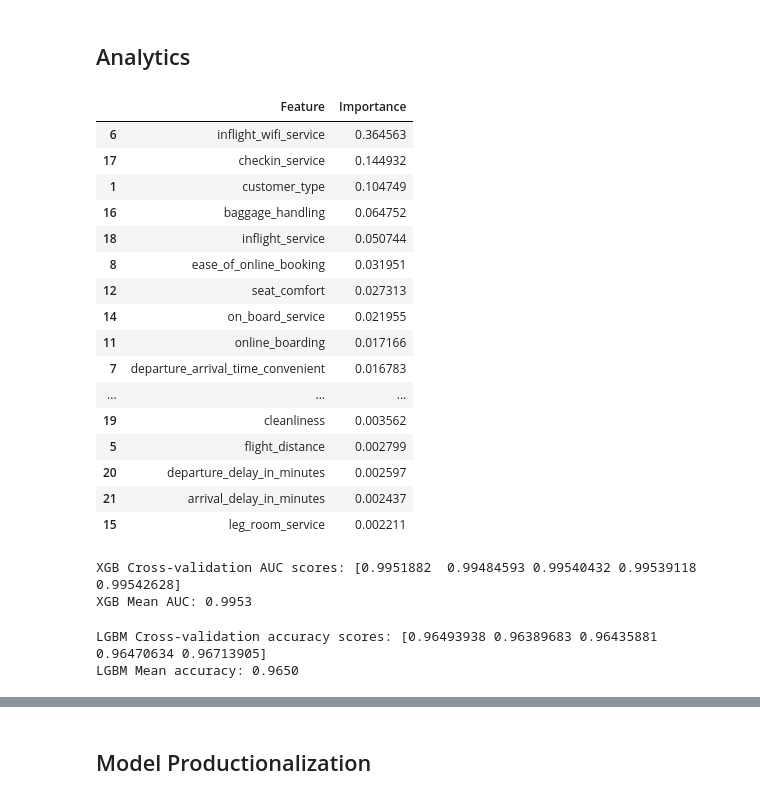
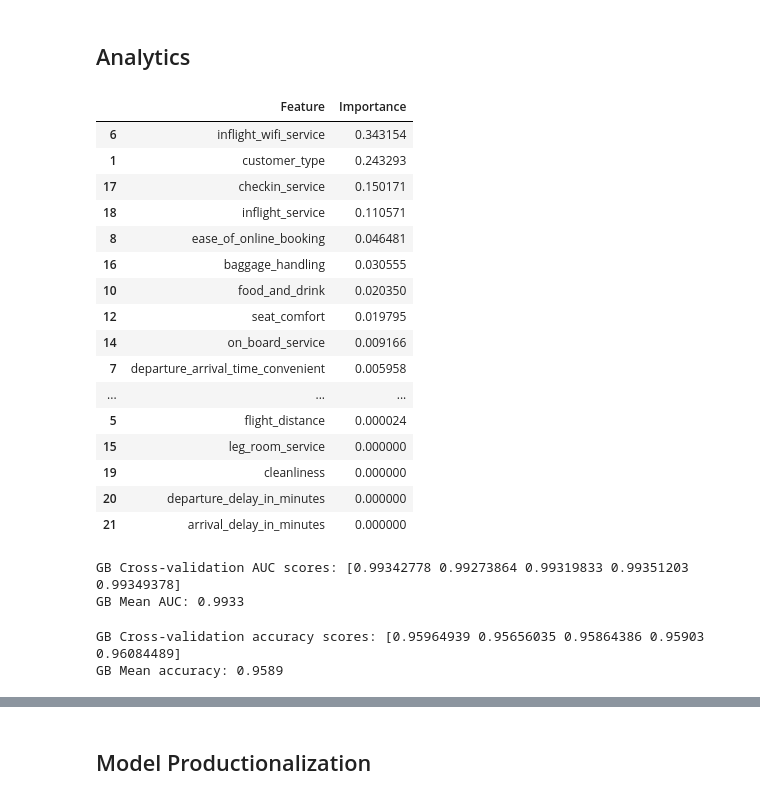
Before and after one commit to martabaker/ds_project_4, a Jupyter notebook: Notebooks/Models_final_condensed.ipynb, the cells around one changed output, grey strips where cells are left out. Saved outputs shown, nothing was run; the diff lists cells and outputs as text; code cells hidden in the pictures.

```diff
--- a/Notebooks/Models_final_condensed.ipynb
+++ b/Notebooks/Models_final_condensed.ipynb
@@ -471,12 +471,12 @@ def classificationModeling(model, X_train, X_test, y_train, y_test):
 # %%
 # Initiate the model
-xgb = Pipeline([
+gb = Pipeline([
     ('preprocessor', preprocessor),
-    ('model', XGBClassifier(random_state = 42, learning_rate = 0.1, n_estimators = 350, verbose=-1))
+    ('model', GradientBoostingClassifier(random_state = 42))
 ])
 
 # Machine Learning
-classificationModeling(xgb, X_train, X_test, y_train, y_test)
+classificationModeling(gb, X_train, X_test, y_train, y_test)
 # %% [output]
 TRAIN METRICS
     Train Confusion Matrix:
@@ -500,62 +587,62 @@ weighted avg       0.96      0.96      0.96     32372
 # %% [markdown]
 ## Analytics
 # %%
-# XGB Feature Importances
-fi_xgb = pd.DataFrame(list(zip(X.columns, xgb.named_steps['model'].feature_importances_)), columns=["Feature", "Importance"])
-fi_xgb.sort_values(by="Importance", ascending=False)
+# GB Feature Importances
+fi_gb = pd.DataFrame(list(zip(X.columns, gb.named_steps['model'].feature_importances_)), columns=["Feature", "Importance"])
+fi_gb.sort_values(by="Importance", ascending=False)
 # %% [output]
 |  | Feature | Importance |
-| 6 | inflight_wifi_service | 0.364563 |
-| 17 | checkin_service | 0.144932 |
-| 1 | customer_type | 0.104749 |
-| 16 | baggage_handling | 0.064752 |
-| 18 | inflight_service | 0.050744 |
-| 8 | ease_of_online_booking | 0.031951 |
-| 12 | seat_comfort | 0.027313 |
-| 14 | on_board_service | 0.021955 |
-| 11 | online_boarding | 0.017166 |
-| 7 | departure_arrival_time_convenient | 0.016783 |
+| 6 | inflight_wifi_service | 0.343154 |
+| 1 | customer_type | 0.243293 |
+| 17 | checkin_service | 0.150171 |
+| 18 | inflight_service | 0.110571 |
+| 8 | ease_of_online_booking | 0.046481 |
+| 16 | baggage_handling | 0.030555 |
+| 10 | food_and_drink | 0.020350 |
+| 12 | seat_comfort | 0.019795 |
+| 14 | on_board_service | 0.009166 |
+| 7 | departure_arrival_time_convenient | 0.005958 |
 | ... | ... | ... |
-| 19 | cleanliness | 0.003562 |
-| 5 | flight_distance | 0.002799 |
-| 20 | departure_delay_in_minutes | 0.002597 |
-| 21 | arrival_delay_in_minutes | 0.002437 |
-| 15 | leg_room_service | 0.002211 |
+| 5 | flight_distance | 0.000024 |
+| 15 | leg_room_service | 0.000000 |
+| 19 | cleanliness | 0.000000 |
+| 20 | departure_delay_in_minutes | 0.000000 |
+| 21 | arrival_delay_in_minutes | 0.000000 |
 # %%
 # Cross Validation to evaluate the model on the ENTIRE dataset
 # Is there bias in our train_test_split?
 # %%
-# Cross Validation on LGBM model: AUC
-xgb = Pipeline([
+# Cross Validation on GB model: AUC
+gb = Pipeline([
     ('preprocessor', preprocessor),
-    ('model', XGBClassifier(random_state=42, learning_rate = 0.1, n_estimators = 350, verbose=-1))
+    ('model', GradientBoostingClassifier(random_state=42, learning_rate = 0.1, n_estimators = 500))
 ])
 
 # Perform 5-fold cross-validation with roc_auc scoring
 cv = StratifiedKFold(n_splits=5)
-cv_scores = cross_val_score(xgb, X, y, cv=cv, scoring='roc_auc')
+cv_scores = cross_val_score(gb, X, y, cv=cv, scoring='roc_auc')
 
 # Output the results
-print(f"XGB Cross-validation AUC scores: {cv_scores}")
-print(f"XGB Mean AUC: {np.mean(cv_scores):.4f}")
+print(f"GB Cross-validation AUC scores: {cv_scores}")
+print(f"GB Mean AUC: {np.mean(cv_scores):.4f}")
 # %% [output]
-XGB Cross-validation AUC scores: [0.9951882  0.99484593 0.99540432 0.99539118 0.99542628]
-XGB Mean AUC: 0.9953
+GB Cross-validation AUC scores: [0.99342778 0.99273864 0.99319833 0.99351203 0.99349378]
+GB Mean AUC: 0.9933
 # %%
-# Cross Validation on LGBM model: accuracy
-xgb = Pipeline([
+# Cross Validation on GB model: accuracy
+gb = Pipeline([
     ('preprocessor', preprocessor),
-    ('model', XGBClassifier(random_state=42, learning_rate = 0.1, n_estimators = 350, verbose=-1))
+    ('model', GradientBoostingClassifier(random_state=42, learning_rate = 0.1, n_estimators = 500))
 ])
 
 # Perform 5-fold cross-validation with accuracy scoring
 cv = StratifiedKFold(n_splits=5)
-cv_scores = cross_val_score(lgbm, X, y, cv=cv, scoring='accuracy')
+cv_scores = cross_val_score(gb, X, y, cv=cv, scoring='accuracy')
 
 # Output the results
-print(f"XGB Cross-validation accuracy scores: {cv_scores}")
-print(f"XGB Mean accuracy: {np.mean(cv_scores):.4f}")
+print(f"GB Cross-validation accuracy scores: {cv_scores}")
+print(f"GB Mean accuracy: {np.mean(cv_scores):.4f}")
 # %% [output]
-LGBM Cross-validation accuracy scores: [0.96493938 0.96389683 0.96435881 0.96470634 0.96713905]
-LGBM Mean accuracy: 0.9650
+GB Cross-validation accuracy scores: [0.95964939 0.95656035 0.95864386 0.95903    0.96084489]
+GB Mean accuracy: 0.9589
 # %%
```
Also changed, not shown: parts of 12 cells of this notebook, 34 other files.
